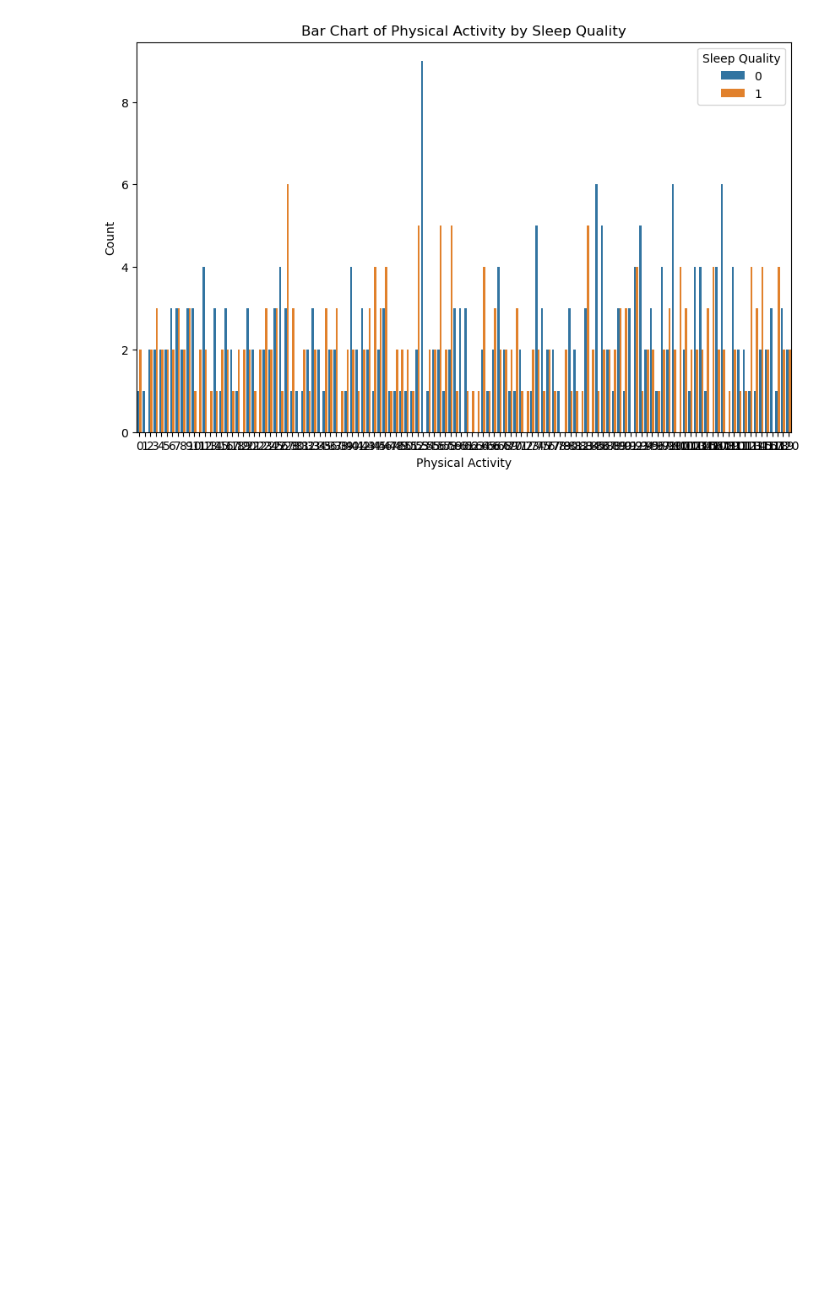
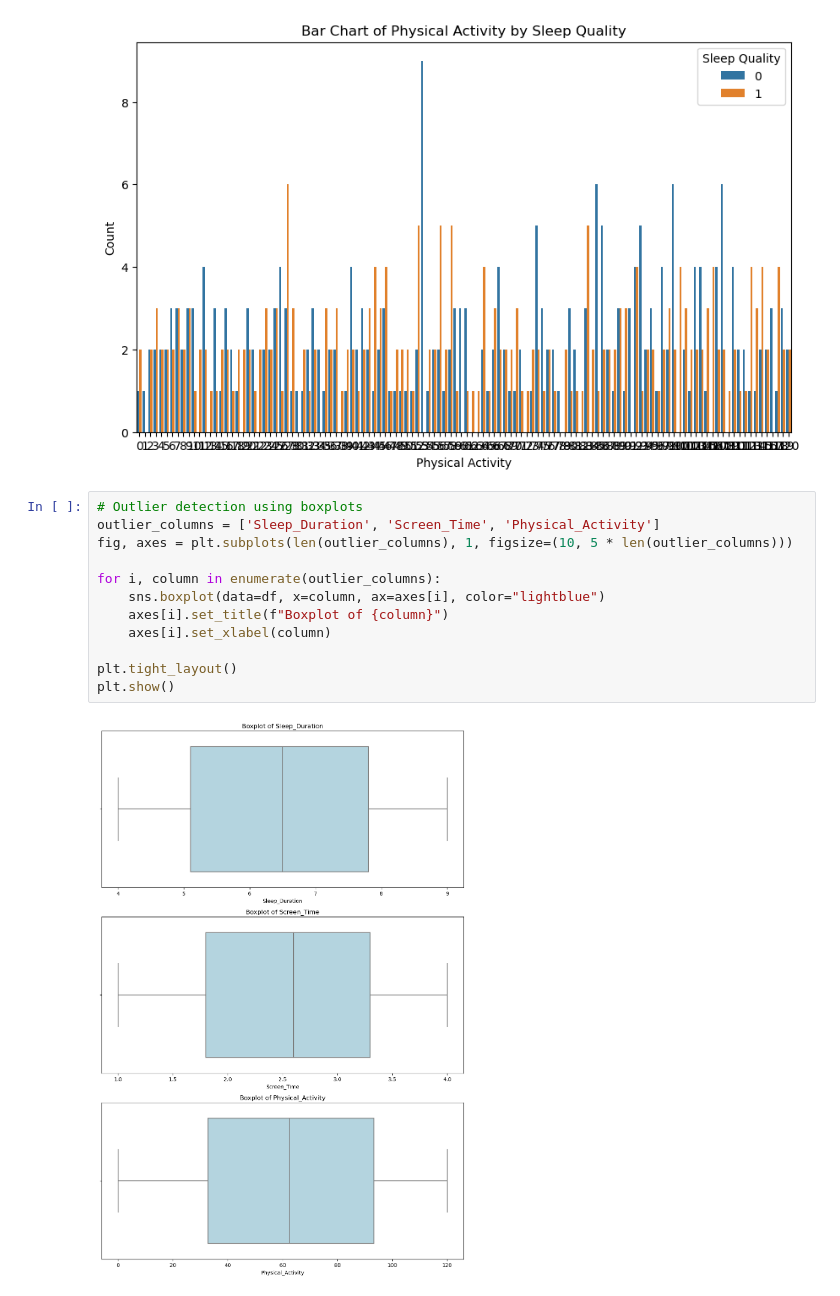
Before and after one commit to ShemaiahYaba/ML-classification-project, a Jupyter notebook: SLEEP QUALITY CLASSIFICATION.ipynb, the cells around one changed output. Cells and saved outputs as stored; diff of their text form; blank space fills up the shorter version.

Commit message:
Outlier Detection

```diff
--- a/SLEEP QUALITY CLASSIFICATION.ipynb
+++ b/SLEEP QUALITY CLASSIFICATION.ipynb
@@ -304,3 +304,17 @@ plt.show()
 # %% [output]
 [figure]
 [figure]
+# %%
+# Outlier detection using boxplots
+outlier_columns = ['Sleep_Duration', 'Screen_Time', 'Physical_Activity']
+fig, axes = plt.subplots(len(outlier_columns), 1, figsize=(10, 5 * len(outlier_columns)))
+
+for i, column in enumerate(outlier_columns):
+    sns.boxplot(data=df, x=column, ax=axes[i], color="lightblue")
+    axes[i].set_title(f"Boxplot of {column}")
+    axes[i].set_xlabel(column)
+
+plt.tight_layout()
+plt.show()
+# %% [output]
+[figure, added]
```
Also changed, not shown: parts of 1 cell of this notebook.
